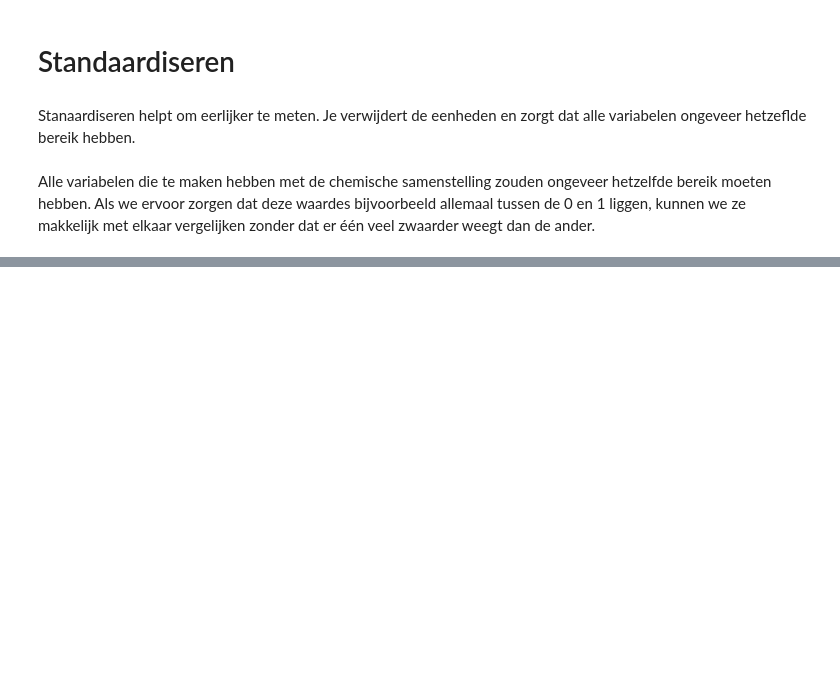
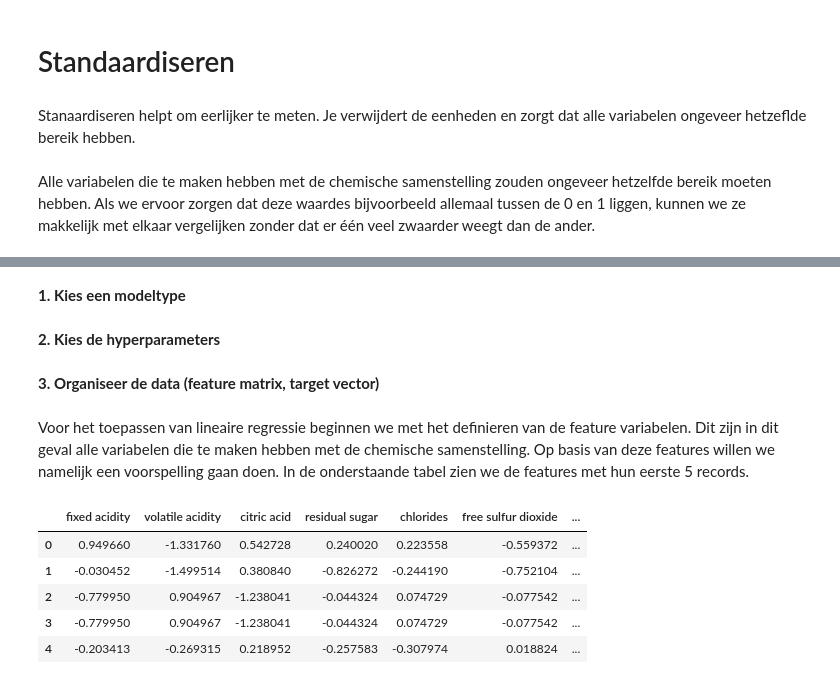
Before and after one commit to darkraisisi/cm_wine, a Jupyter notebook: Computional Modelling Wine Casus.ipynb, the cells around one changed output, grey strips where cells are left out. Drawn from its saved outputs; the diff is of its cells as text; code cells hidden in the pictures; blank space fills up the shorter version.

```diff
--- a/Computional Modelling Wine Casus.ipynb
+++ b/Computional Modelling Wine Casus.ipynb
@@ -238,0 +243,6 @@ wineZscore.head()
+# %% [markdown]
+__1. Kies een modeltype__
+# %% [markdown]
+__2. Kies de hyperparameters__
+# %% [markdown]
+__3. Organiseer de data (feature matrix, target vector)__
@@ -238,0 +251,12 @@ wineZscore.head()
+# %% [markdown]
+Voor het toepassen van lineaire regressie beginnen we met het definieren van de feature variabelen. Dit zijn in dit geval alle variabelen die te maken hebben met de chemische samenstelling. Op basis van deze features willen we namelijk een voorspelling gaan doen. In de onderstaande tabel zien we de features met hun eerste 5 records.
+# %%
+X = wine[features]
+X.head()
+# %% [output]
+|  | fixed acidity | volatile acidity | citric acid | residual sugar | chlorides | free sulfur dioxide | ... |
+| 0 | 0.949660 | -1.331760 | 0.542728 | 0.240020 | 0.223558 | -0.559372 | ... |
+| 1 | -0.030452 | -1.499514 | 0.380840 | -0.826272 | -0.244190 | -0.752104 | ... |
+| 2 | -0.779950 | 0.904967 | -1.238041 | -0.044324 | 0.074729 | -0.077542 | ... |
+| 3 | -0.779950 | 0.904967 | -1.238041 | -0.044324 | 0.074729 | -0.077542 | ... |
+| 4 | -0.203413 | -0.269315 | 0.218952 | -0.257583 | -0.307974 | 0.018824 | ... |
```
Also changed, not shown: parts of 24 cells of this notebook.
